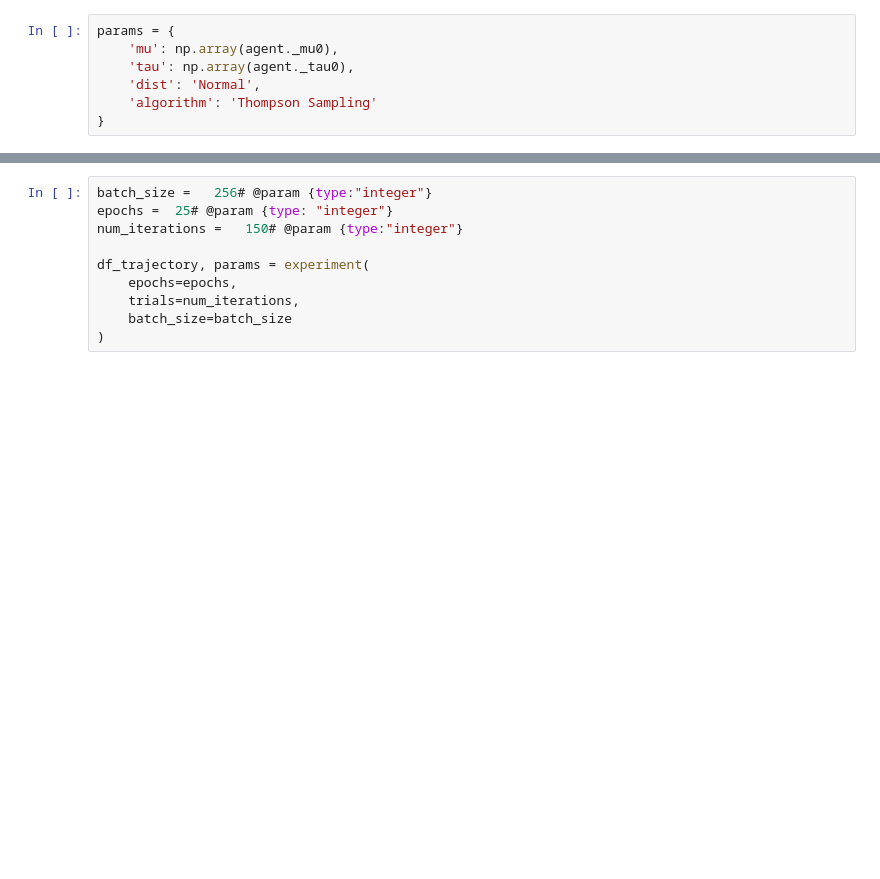
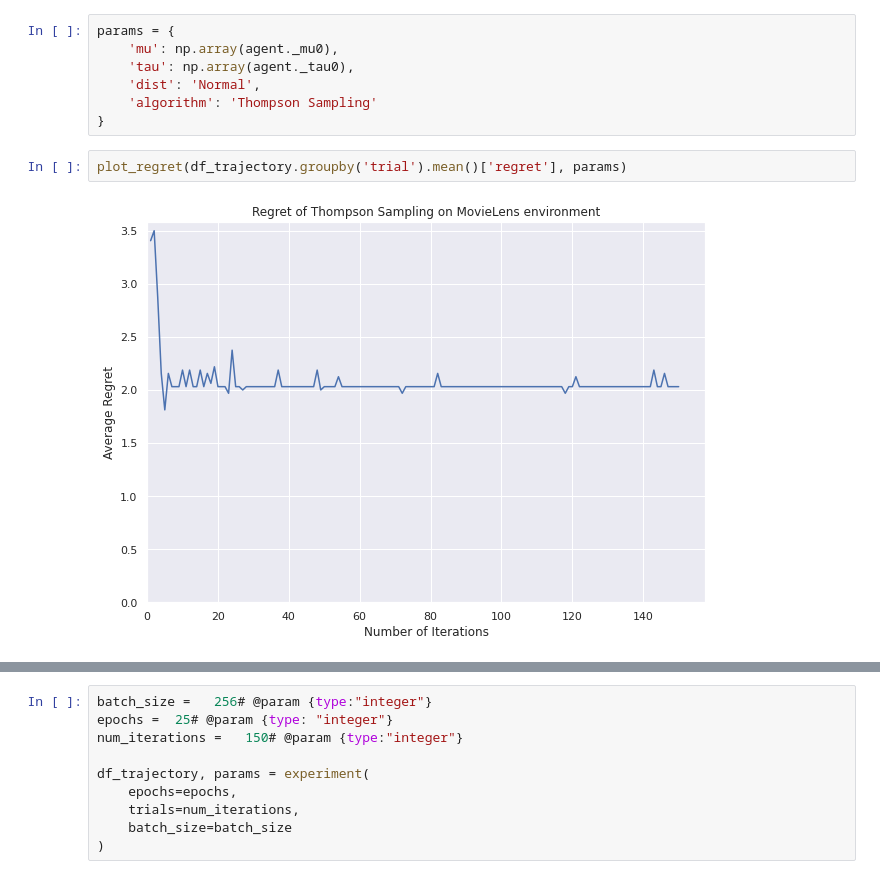
Before and after one commit to pstanisl/mlprague-2021, a Jupyter notebook: 04_MAB_movielens_thompson.ipynb, the cells around one changed output, grey strips where cells are left out. Drawn from its saved outputs; the diff is of its cells as text; blank space fills up the shorter version.

```diff
--- a/04_MAB_movielens_thompson.ipynb
+++ b/04_MAB_movielens_thompson.ipynb
@@ -338,6 +352,10 @@ params = {
     'dist': 'Normal',
     'algorithm': 'Thompson Sampling'
 }
+# %%
+plot_regret(df_trajectory.groupby('trial').mean()['regret'], params)
+# %% [output]
+[figure, added]
 # %%
 plot_pdf(params, type=1)
 # %% [output]
```
Also changed, not shown: parts of 27 cells of this notebook.
